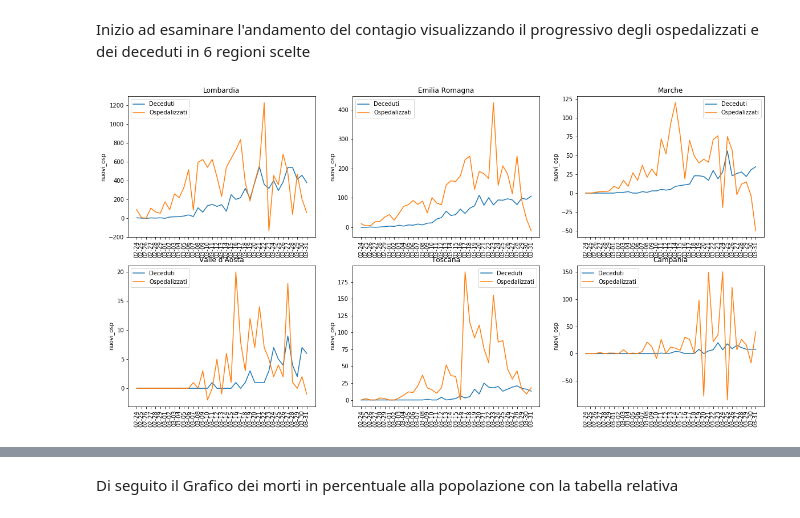
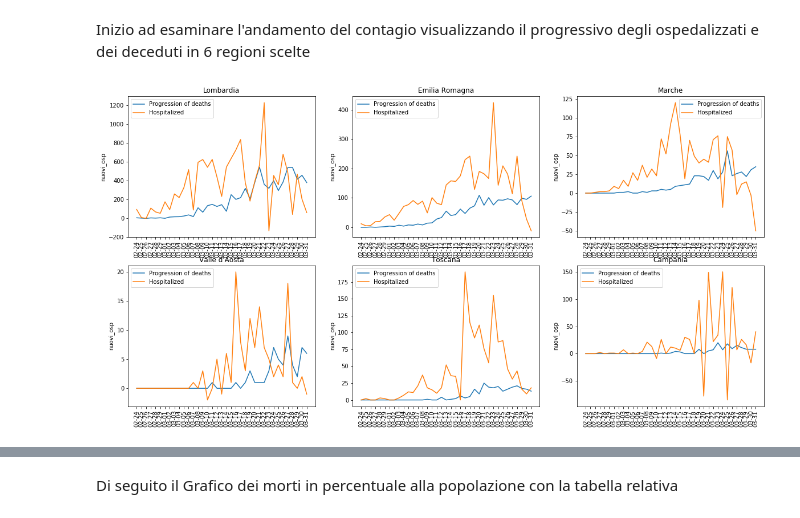
Before and after one commit to andreapas79/COVID-19, a Jupyter notebook: making_main_table.ipynb, the cells around one changed output, grey strips where cells are left out. Cells and saved outputs as stored; diff of their text form; code cells hidden in the pictures.

```diff
--- a/making_main_table.ipynb
+++ b/making_main_table.ipynb
@@ -121,12 +107,12 @@ Inizio ad esaminare l'andamento del contagio visualizzando il progressivo degli
 # %%
 l = ['Lombardia', 'Emilia Romagna', 'Marche', "Valle d'Aosta", 'Toscana', 'Campania']
 datagiorn=df.data.str[5:10]
 plt.figure(figsize=(20,10))
 for i, r in zip (l, range(len(l))):
     plt.subplot(2,3,r+1)
-    sns.lineplot(x=datagiorn.unique(), y=df[df.denominazione_regione==i]['nuovi_dec'], label='Deceduti')
-    sns.lineplot(x=datagiorn.unique(), y=df[df.denominazione_regione==i]['nuovi_osp'], label='Ospedalizzati')
+    sns.lineplot(x=datagiorn.unique(), y=df[df.denominazione_regione==i]['nuovi_dec'], label='Progression of deaths')
+    sns.lineplot(x=datagiorn.unique(), y=df[df.denominazione_regione==i]['nuovi_osp'], label='Hospitalized')
     plt.title(i)
     plt.xticks(rotation=90)
 # %% [output]
-[figure, old version]
+[figure, new version]
```
Also changed, not shown: parts of 20 cells of this notebook, 14 other files.
